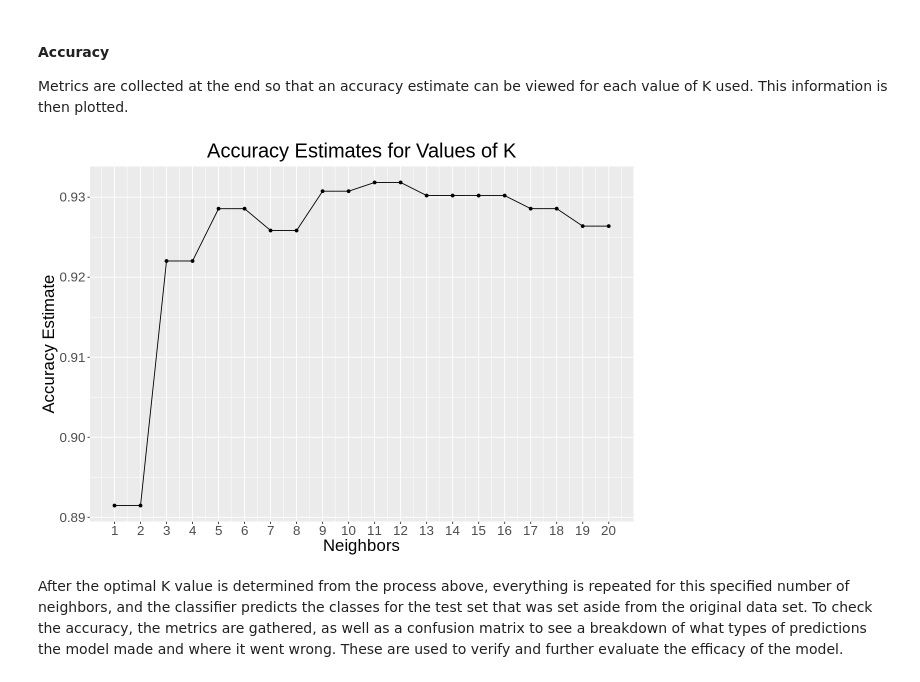
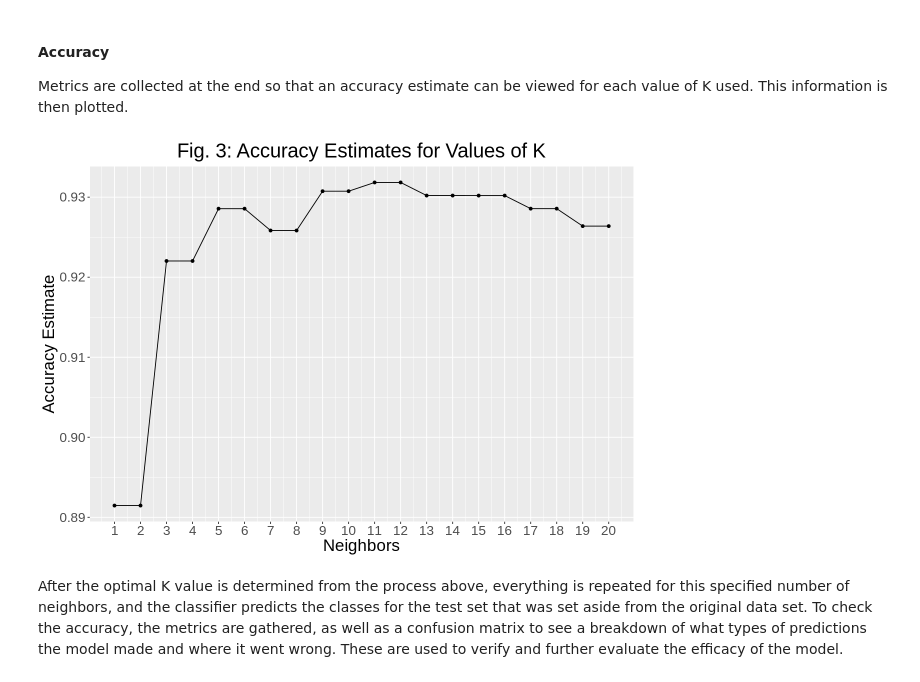
Before and after one commit to madisongill/dsci-100-2023s-group-39-section-002, a Jupyter notebook: project_proposal-Copy1.ipynb, the cells around one changed output. Saved outputs shown, nothing was run; the diff lists cells and outputs as text; code cells hidden in the pictures.

```diff
--- a/project_proposal-Copy1.ipynb
+++ b/project_proposal-Copy1.ipynb
@@ -256,35 +265,35 @@ IPP_spec <- nearest_neighbor(weight_func = "rectangular", neighbors = tune()) |>
             set_engine("kknn") |>
             set_mode("classification")
 
 IPP_recipe <- recipe(class ~., data = pulsar_train) |>
     step_scale(all_predictors())|>
     step_center(all_predictors())
 
 IPP_vfold <- vfold_cv(pulsar_train, v = 5, strata = class)
 
 IPP_results <- workflow() |>
                  add_recipe(IPP_recipe) |>
                  add_model(IPP_spec) |>
                  tune_grid(resamples = IPP_vfold, grid = tibble(neighbors = c(1:20))) |>
                  collect_metrics()
 
 accuracies <- IPP_results |>
                  filter(.metric == 'accuracy')
 
 options(repr.plot.width=10,repr.plot.height=7)
 
 cross_val_plot <- ggplot(accuracies, aes(x = neighbors, y = mean)) +
                   geom_point() +
                   geom_line() +
                   labs(x = 'Neighbors', y = 'Accuracy Estimate') +
-                  ggtitle("Accuracy Estimates for Values of K") +
+                  ggtitle("Fig. 3: Accuracy Estimates for Values of K") +
                   theme(text = element_text(size = 20)) +
                   theme(plot.title = element_text(hjust = 0.5)) +
                   scale_x_continuous(breaks = 1:20)
 
 cross_val_plot
 # %% [output]
-[figure, old version]
+[figure, new version]
 # %% [markdown]
 After the optimal K value is determined from the process above, everything is repeated for this specified number of neighbors, and the classifier predicts the classes for the test set that was set aside from the original data set. To check the accuracy, the metrics are gathered, as well as a confusion matrix to see a breakdown of what types of predictions the model made and where it went wrong. These are used to verify and further evaluate the efficacy of the model.
 # %%
```
Also changed, not shown: parts of 17 cells of this notebook.
